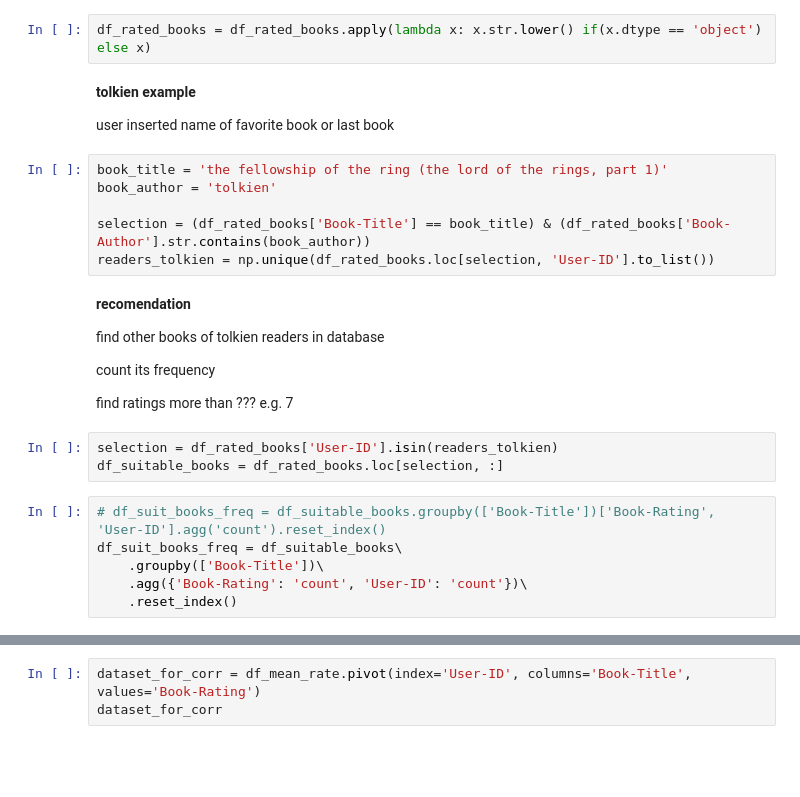
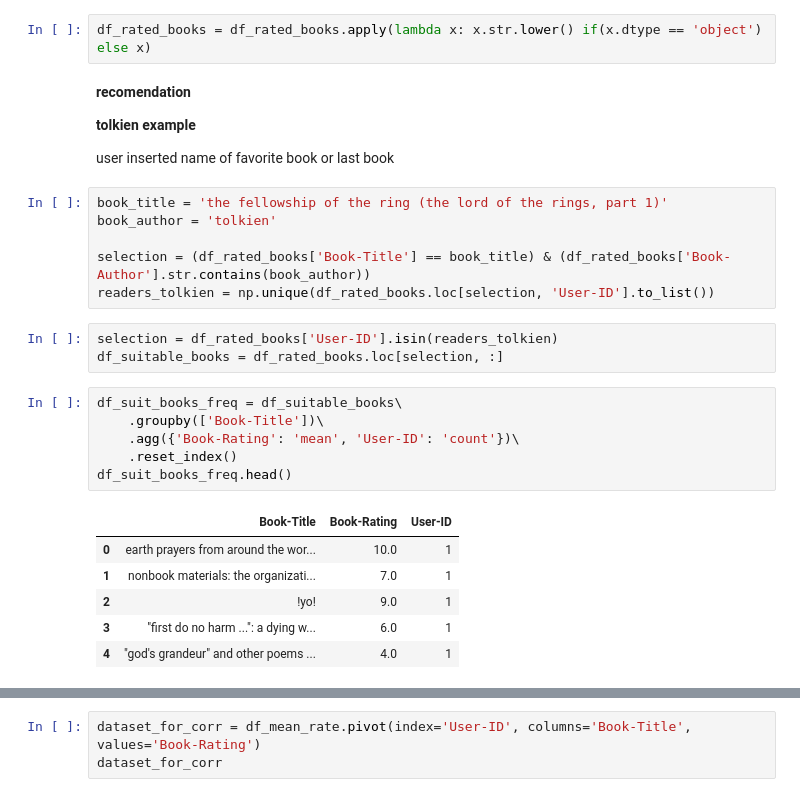
Before and after one commit to daim77/different, a Jupyter notebook: book_task.ipynb, the cells around one changed output, grey strips where cells are left out. Saved outputs shown, nothing was run; the diff lists cells and outputs as text; blank space fills up the shorter version.

```diff
--- a/book_task.ipynb
+++ b/book_task.ipynb
@@ -124,7 +99,9 @@ df_rated_books = pd.merge(df_ratings, df_books, on=['ISBN'])
 # %%
 df_rated_books = df_rated_books.apply(lambda x: x.str.lower() if(x.dtype == 'object') else x)
 # %% [markdown]
-__tolkien example__
+__recomendation__
+
+**tolkien example**
 
 user inserted name of favorite book or last book
 # %%
@@ -133,23 +110,22 @@ book_author = 'tolkien'
 
 selection = (df_rated_books['Book-Title'] == book_title) & (df_rated_books['Book-Author'].str.contains(book_author))
 readers_tolkien = np.unique(df_rated_books.loc[selection, 'User-ID'].to_list())
-# %% [markdown]
-__recomendation__
-
-find other books of tolkien readers in database
-
-count its frequency
-
-find ratings more than ??? e.g. 7
 # %%
 selection = df_rated_books['User-ID'].isin(readers_tolkien)
 df_suitable_books = df_rated_books.loc[selection, :]
 # %%
-# df_suit_books_freq = df_suitable_books.groupby(['Book-Title'])['Book-Rating', 'User-ID'].agg('count').reset_index()
 df_suit_books_freq = df_suitable_books\
     .groupby(['Book-Title'])\
-    .agg({'Book-Rating': 'count', 'User-ID': 'count'})\
+    .agg({'Book-Rating': 'mean', 'User-ID': 'count'})\
     .reset_index()
+df_suit_books_freq.head()
+# %% [output]
+|  | Book-Title | Book-Rating | User-ID |
+| 0 | earth prayers from around the wor... | 10.0 | 1 |
+| 1 | nonbook materials: the organizati... | 7.0 | 1 |
+| 2 | !yo! | 9.0 | 1 |
+| 3 | "first do no harm ...": a dying w... | 6.0 | 1 |
+| 4 | "god's grandeur" and other poems ... | 4.0 | 1 |
 # %%
 selection = df_suit_books_freq['User-ID'] >= 8
 books_to_compare = df_suit_books_freq.loc[selection, 'Book-Title'].to_list()
```
Also changed, not shown: parts of 8 cells of this notebook, 2 other files.
